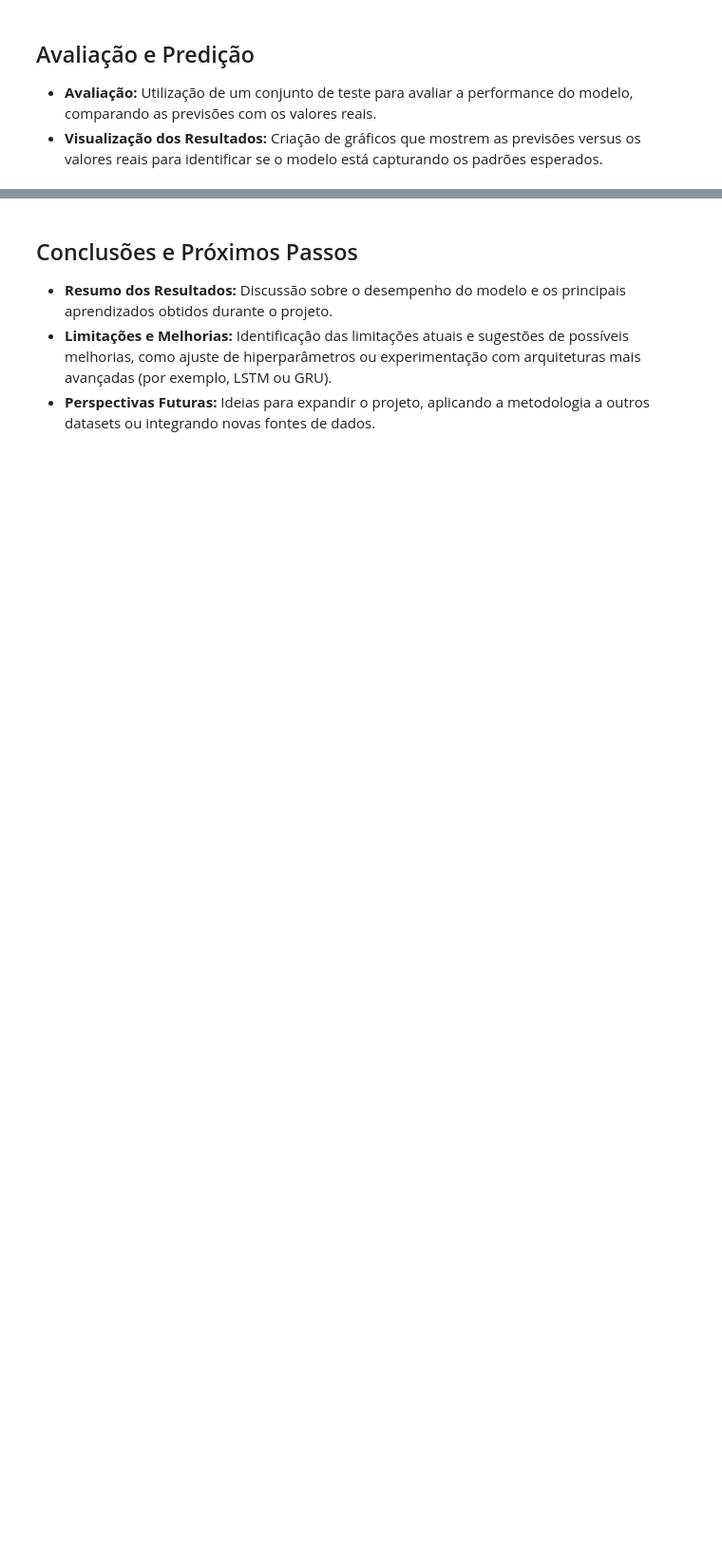
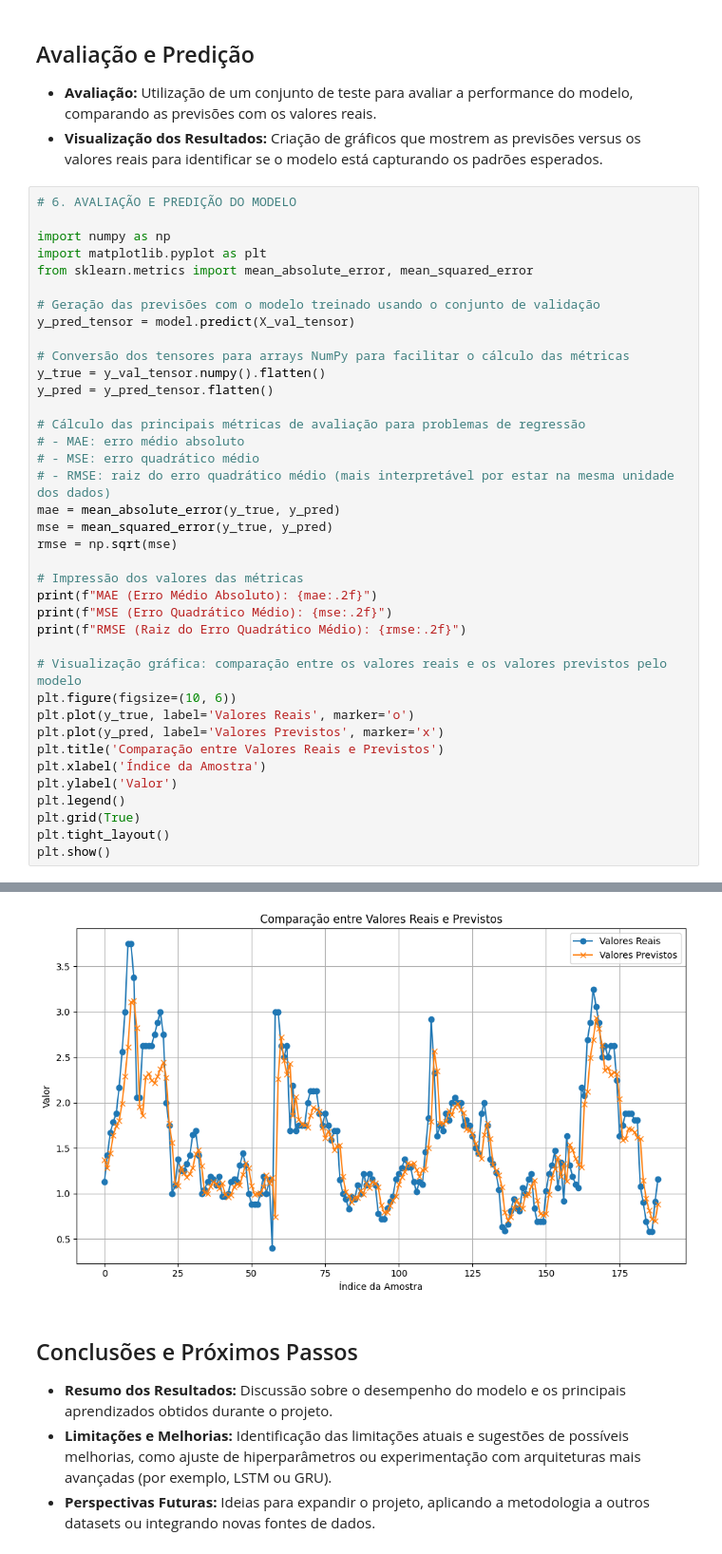
Before and after one commit to ArthurTsuka/ponderada_hayashi_grupo4, a Jupyter notebook: model.ipynb, the cells around one changed output, grey strips where cells are left out. Shown at 95% size. Cells and saved outputs as stored; diff of their text form; blank space fills up the shorter version.

Commit message:
add: treinamento e predição

```diff
--- a/model.ipynb
+++ b/model.ipynb
@@ -337,3 +345,42 @@ plt.show()
 ## Avaliação e Predição
 - **Avaliação:** Utilização de um conjunto de teste para avaliar a performance do modelo, comparando as previsões com os valores reais.
 - **Visualização dos Resultados:** Criação de gráficos que mostrem as previsões versus os valores reais para identificar se o modelo está capturando os padrões esperados.
+# %%
+# 6. AVALIAÇÃO E PREDIÇÃO DO MODELO
+
+import numpy as np
+import matplotlib.pyplot as plt
+from sklearn.metrics import mean_absolute_error, mean_squared_error
+
+# Geração das previsões com o modelo treinado usando o conjunto de validação
+y_pred_tensor = model.predict(X_val_tensor)
+
+# Conversão dos tensores para arrays NumPy para facilitar o cálculo das métricas
+y_true = y_val_tensor.numpy().flatten()
+y_pred = y_pred_tensor.flatten()
+
+# Cálculo das principais métricas de avaliação para problemas de regressão
+# - MAE: erro médio absoluto
+# - MSE: erro quadrático médio
+# - RMSE: raiz do erro quadrático médio (mais interpretável por estar na mesma unidade dos dados)
+mae = mean_absolute_error(y_true, y_pred)
+mse = mean_squared_error(y_true, y_pred)
+rmse = np.sqrt(mse)
+
+# Impressão dos valores das métricas
+print(f"MAE (Erro Médio Absoluto): {mae:.2f}")
+print(f"MSE (Erro Quadrático Médio): {mse:.2f}")
+print(f"RMSE (Raiz do Erro Quadrático Médio): {rmse:.2f}")
+
+# Visualização gráfica: comparação entre os valores reais e os valores previstos pelo modelo
+plt.figure(figsize=(10, 6))
+plt.plot(y_true, label='Valores Reais', marker='o')
+plt.plot(y_pred, label='Valores Previstos', marker='x')
+plt.title('Comparação entre Valores Reais e Previstos')
+plt.xlabel('Índice da Amostra')
+plt.ylabel('Valor')
+plt.legend()
+plt.grid(True)
+plt.tight_layout()
+plt.show()
+# %% [output]
@@ -340,3 +391,4 @@ plt.show()
+[figure, added]
 # %% [markdown]
 ## Conclusões e Próximos Passos
 - **Resumo dos Resultados:** Discussão sobre o desempenho do modelo e os principais aprendizados obtidos durante o projeto.
```
Also changed, not shown: parts of 6 cells of this notebook.
